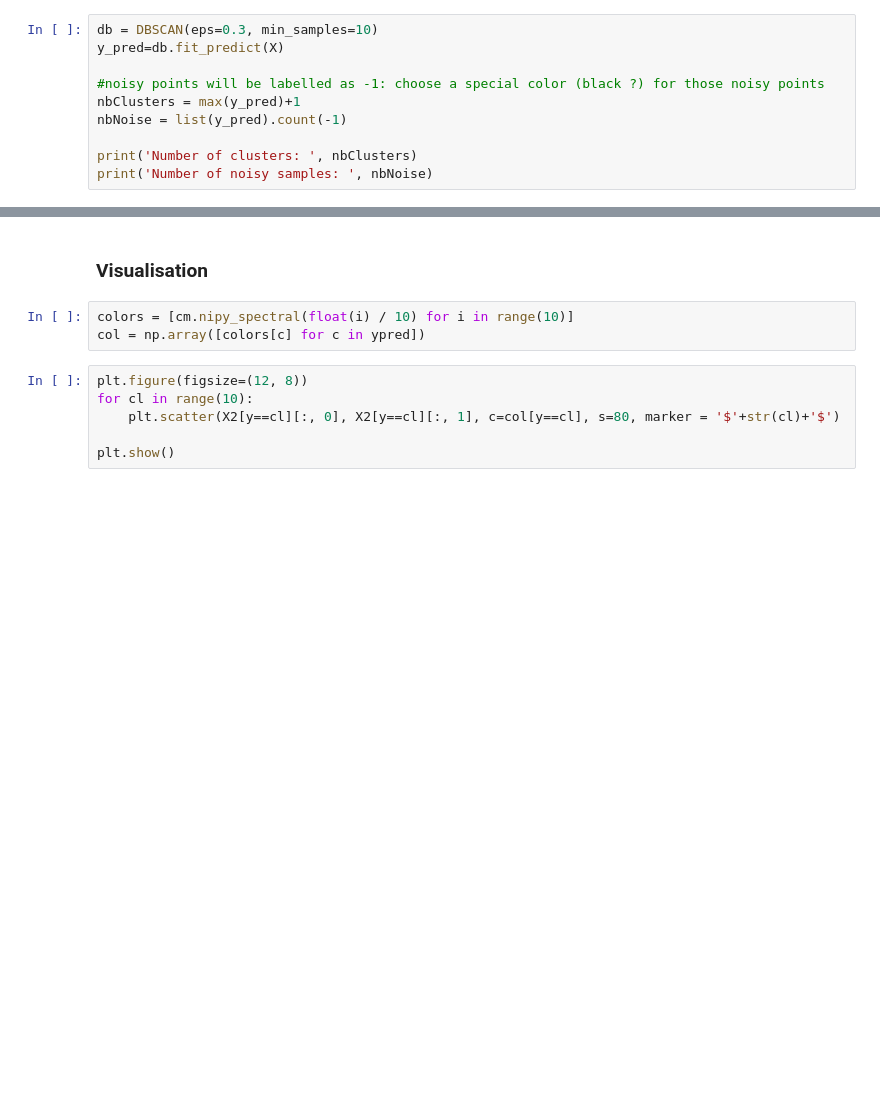
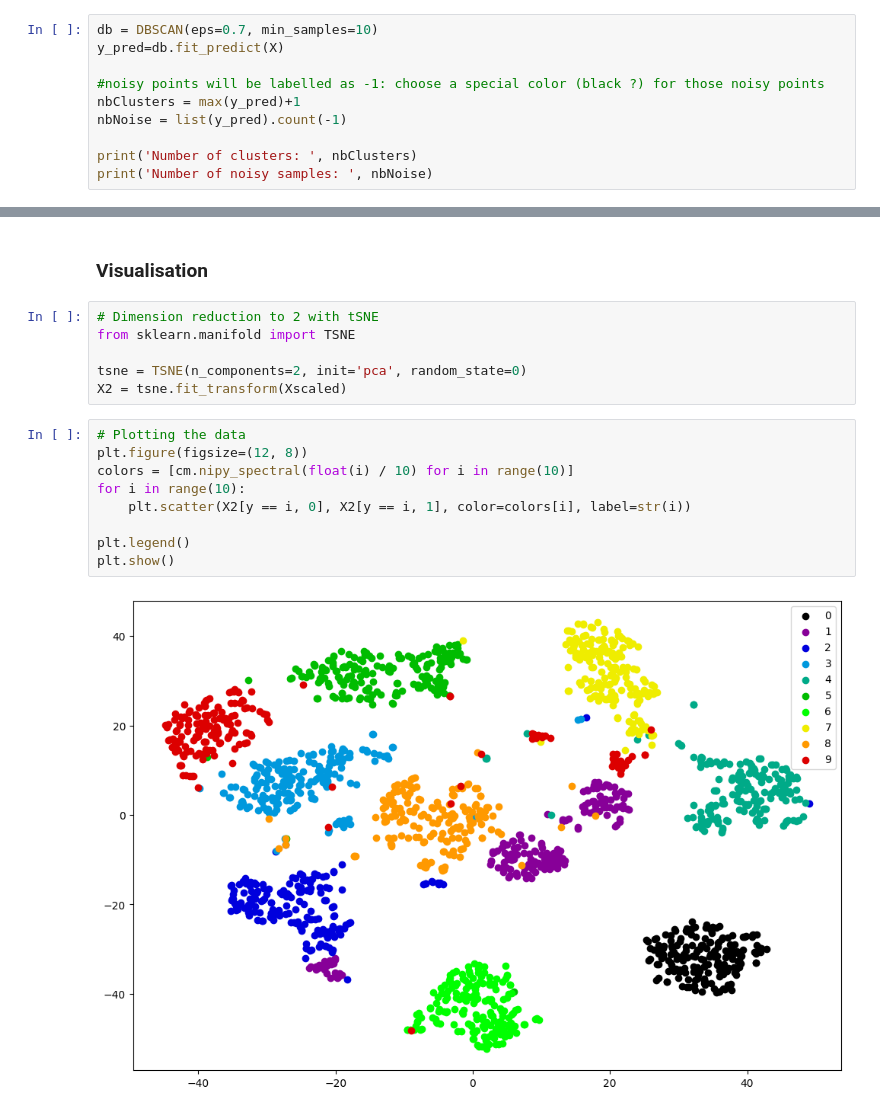
Before and after one commit to ozeliurs/Polytech-S7-S8, a Jupyter notebook: EIIN726/labs/TD4/TPclusteringSI4.ipynb, the cells around one changed output, grey strips where cells are left out. Cells and saved outputs as stored; diff of their text form; blank space fills up the shorter version.

```diff
--- a/EIIN726/labs/TD4/TPclusteringSI4.ipynb
+++ b/EIIN726/labs/TD4/TPclusteringSI4.ipynb
@@ -118,7 +138,7 @@ Don't hesitate to read the doc: https://scikit-learn.org/dev/modules/generated/s
 # %%
 from sklearn.cluster import DBSCAN
 # %%
-db = DBSCAN(eps=0.3, min_samples=10)
+db = DBSCAN(eps=0.7, min_samples=10)
 y_pred=db.fit_predict(X)
 
 #noisy points will be labelled as -1: choose a special color (black ?) for those noisy points
@@ -212,12 +241,20 @@ scaler = StandardScaler()
 Xscaled = scaler.fit_transform(X)
 # %% [markdown]
 ### Visualisation
-# %%
-colors = [cm.nipy_spectral(float(i) / 10) for i in range(10)]
-col = np.array([colors[c] for c in ypred])
+# %%
+# Dimension reduction to 2 with tSNE
+from sklearn.manifold import TSNE
+
+tsne = TSNE(n_components=2, init='pca', random_state=0)
+X2 = tsne.fit_transform(Xscaled)
 # %%
+# Plotting the data
 plt.figure(figsize=(12, 8))
-for cl in range(10):
-    plt.scatter(X2[y==cl][:, 0], X2[y==cl][:, 1], c=col[y==cl], s=80, marker = '$'+str(cl)+'$')
+colors = [cm.nipy_spectral(float(i) / 10) for i in range(10)]
+for i in range(10):
+    plt.scatter(X2[y == i, 0], X2[y == i, 1], color=colors[i], label=str(i))
 
+plt.legend()
 plt.show()
+# %% [output]
+[figure, added]
```
Also changed, not shown: parts of 14 cells of this notebook, 12 other files.
